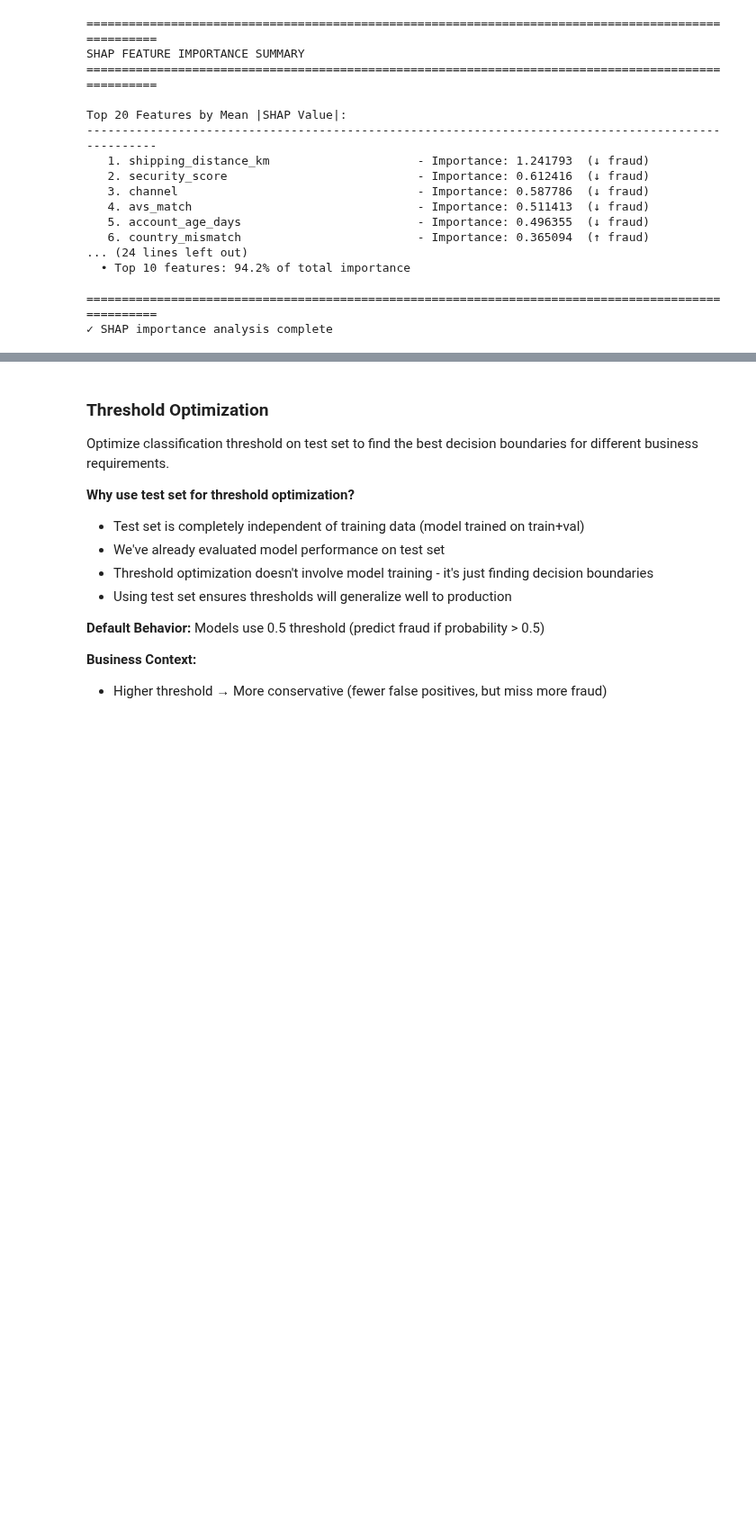
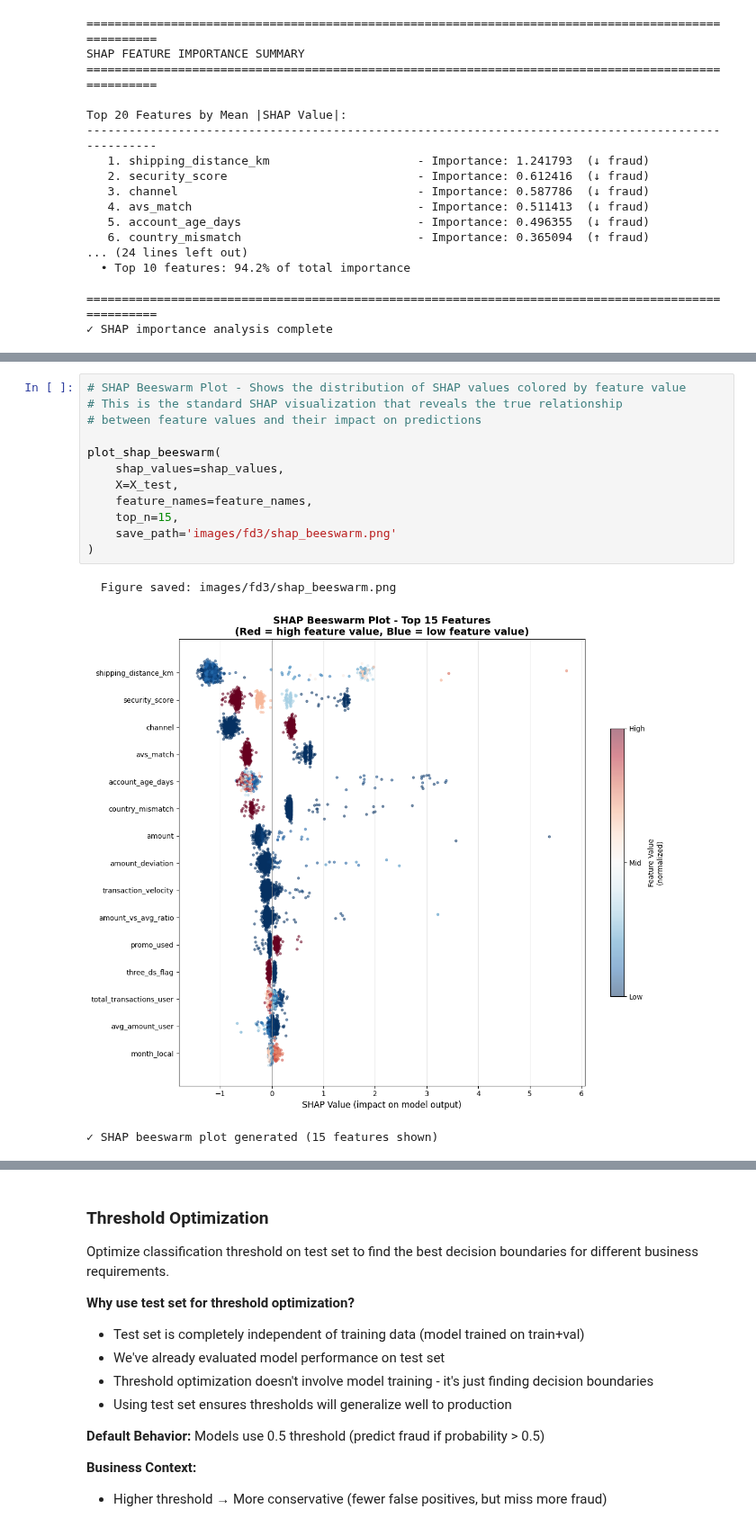
Before and after one commit to frederick-douglas-pearce/e-commerce-fraud-detection, a Jupyter notebook: notebooks/fd3_model_evaluation_deployment.ipynb, the cells around one changed output, grey strips where cells are left out. Shown at 90% size. Cells and saved outputs as stored; diff of their text form; blank space fills up the shorter version.

```diff
--- a/notebooks/fd3_model_evaluation_deployment.ipynb
+++ b/notebooks/fd3_model_evaluation_deployment.ipynb
@@ -543,0 +571,16 @@ Top 20 Features by Mean |SHAP Value|:
+# %%
+# SHAP Beeswarm Plot - Shows the distribution of SHAP values colored by feature value
+# This is the standard SHAP visualization that reveals the true relationship
+# between feature values and their impact on predictions
+
+plot_shap_beeswarm(
+    shap_values=shap_values,
+    X=X_test,
+    feature_names=feature_names,
+    top_n=15,
+    save_path='images/fd3/shap_beeswarm.png'
+)
+# %% [output]
+  Figure saved: images/fd3/shap_beeswarm.png
+[figure, added]
+✓ SHAP beeswarm plot generated (15 features shown)
```
Also changed, not shown: parts of 5 cells of this notebook, 3 other files.
